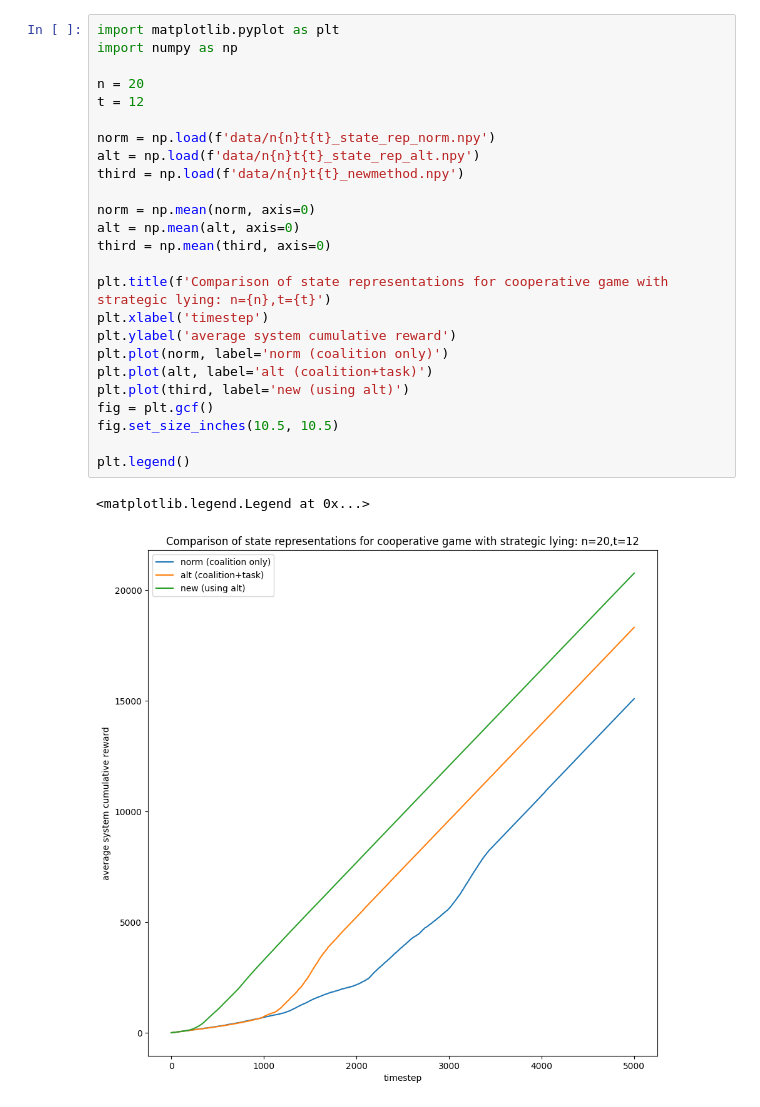
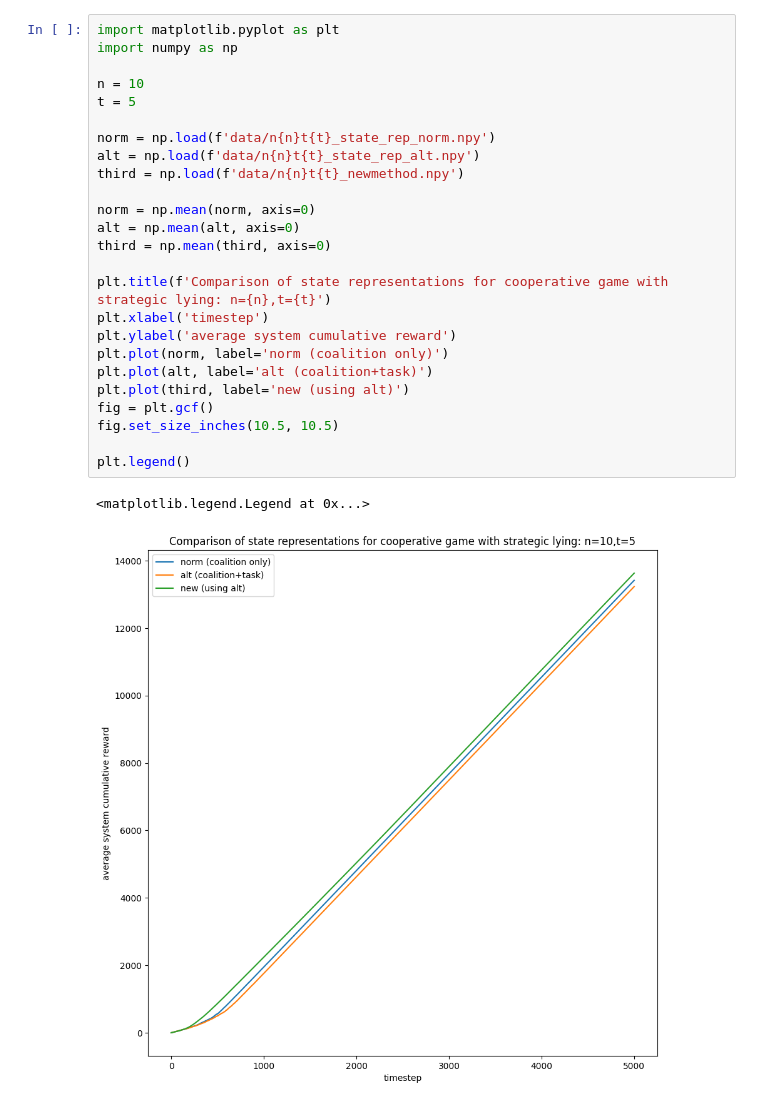
Before and after one commit to akhimoche/coop-form-marl, a Jupyter notebook: graph_test.ipynb, the cells around one changed output. Cells and saved outputs as stored; diff of their text form.

```diff
--- a/graph_test.ipynb
+++ b/graph_test.ipynb
@@ -1,28 +1,28 @@
 # %%
 import matplotlib.pyplot as plt
 import numpy as np
 
-n = 20
-t = 12
+n = 10
+t = 5
 
 norm = np.load(f'data/n{n}t{t}_state_rep_norm.npy')
 alt = np.load(f'data/n{n}t{t}_state_rep_alt.npy')
 third = np.load(f'data/n{n}t{t}_newmethod.npy')
 
 norm = np.mean(norm, axis=0)
 alt = np.mean(alt, axis=0)
 third = np.mean(third, axis=0)
 
 plt.title(f'Comparison of state representations for cooperative game with strategic lying: n={n},t={t}')
 plt.xlabel('timestep')
 plt.ylabel('average system cumulative reward')
 plt.plot(norm, label='norm (coalition only)')
 plt.plot(alt, label='alt (coalition+task)')
 plt.plot(third, label='new (using alt)')
 fig = plt.gcf()
 fig.set_size_inches(10.5, 10.5)
 
 plt.legend()
 # %% [output]
 <matplotlib.legend.Legend at 0x...>
-[figure, old version]
+[figure, new version]
```
Also changed, not shown: 4 other files.
